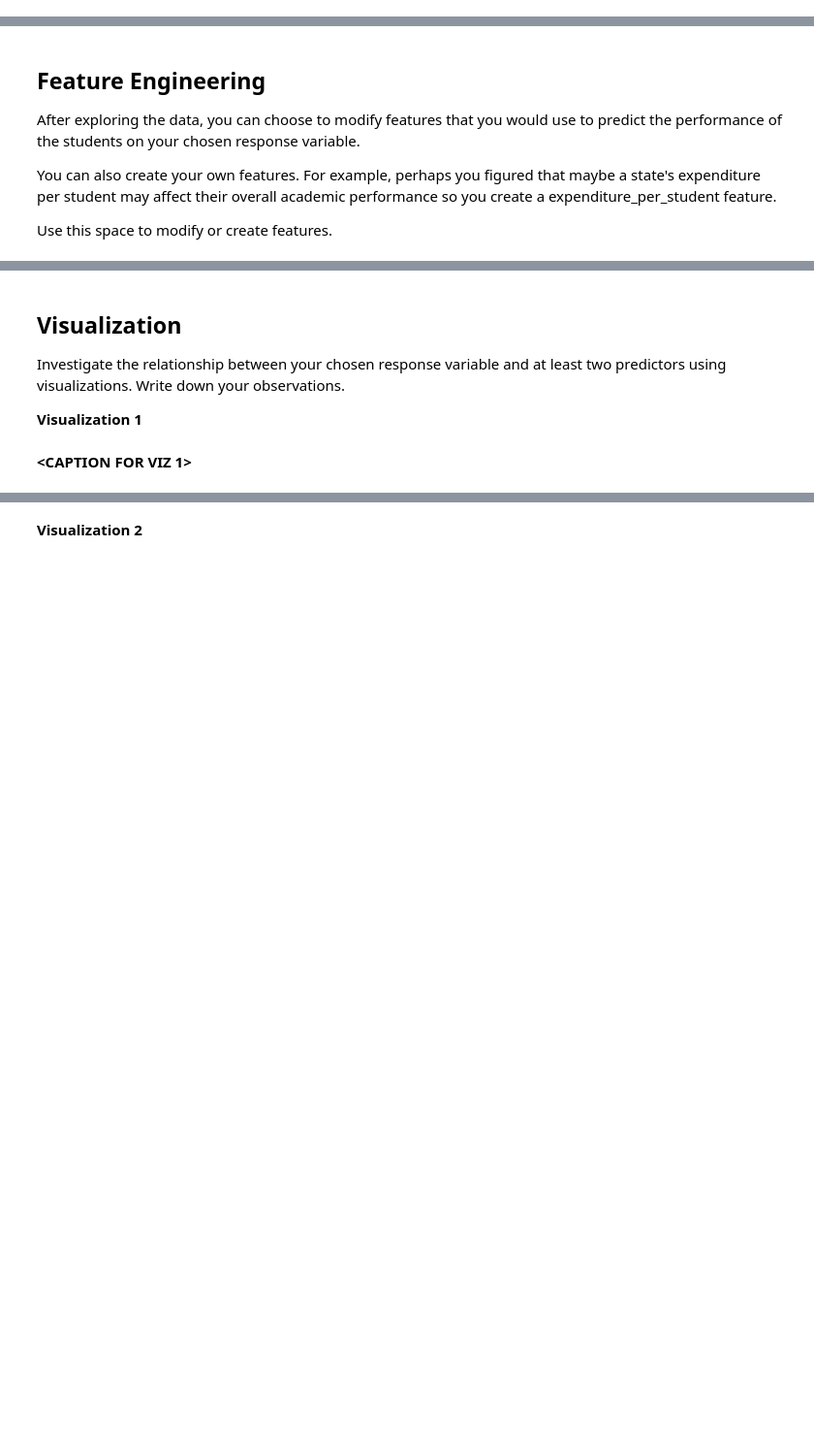
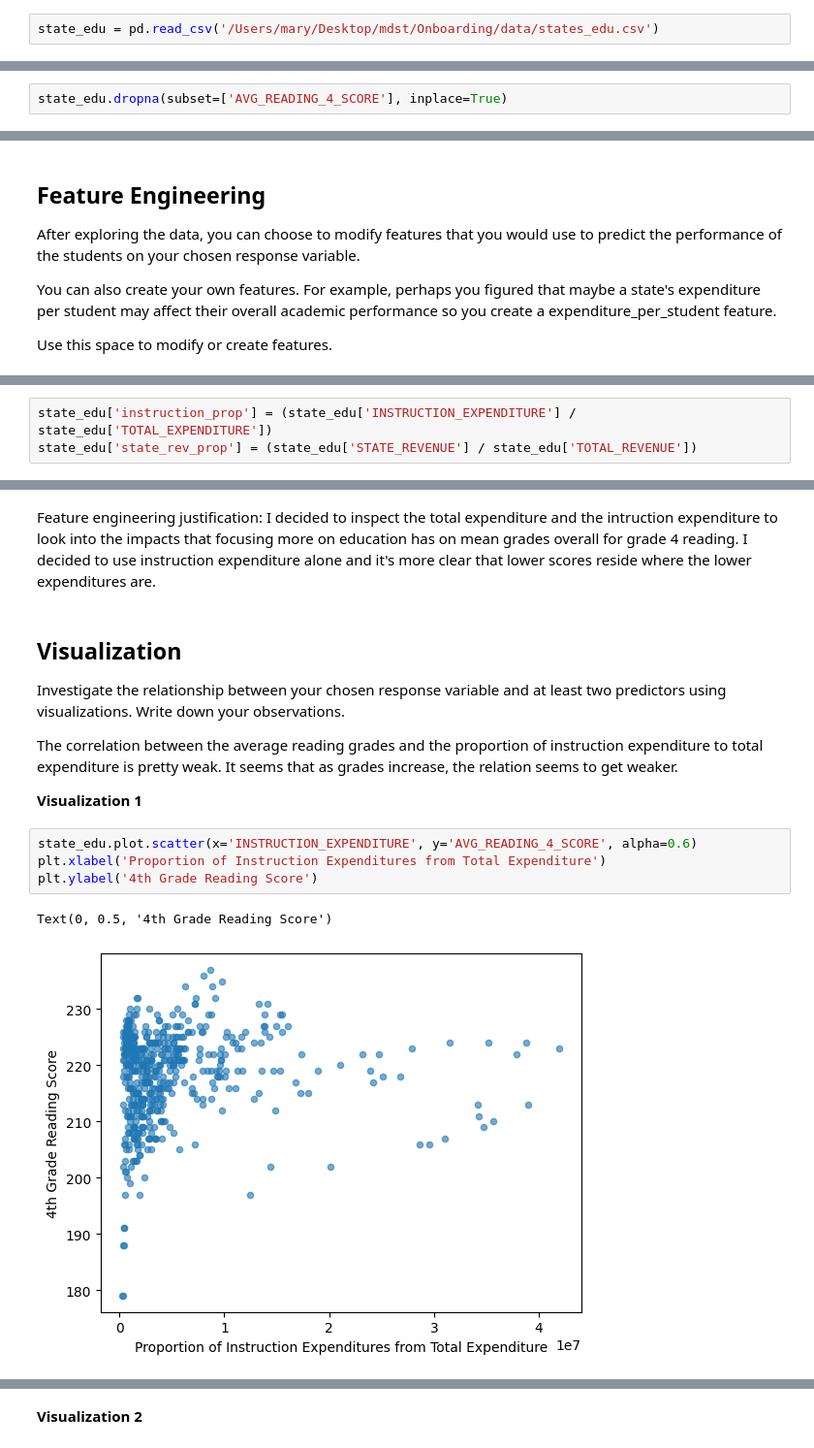
Before and after one commit to mmdu2/MDST-Onboarding, a Jupyter notebook: tutorial1/checkpoint1.ipynb, the cells around one changed output, grey strips where cells are left out. Shown at 97% size. Cells and saved outputs as stored; diff of their text form; blank space fills up the shorter version.

```diff
--- a/tutorial1/checkpoint1.ipynb
+++ b/tutorial1/checkpoint1.ipynb
@@ -32,9 +36,13 @@ Import `numpy`, `pandas`, and `matplotlib`.
 # %% [markdown]
 Load in the "states_edu.csv" dataset and take a look at the head of the data
+# %%
+state_edu = pd.read_csv('/Users/mary/Desktop/mdst/Onboarding/data/states_edu.csv')
 # %% [markdown]
 You should always familiarize yourself with what each column in the dataframe represents. Read about the states_edu dataset here: https://www.kaggle.com/noriuk/us-education-datasets-unification-project
 # %% [markdown]
 Use this space to rename columns, deal with missing data, etc. _(optional)_
+# %%
+state_edu.dropna(subset=['AVG_READING_4_SCORE'], inplace=True)
 # %% [markdown]
 <h2>Exploratory Data Analysis (EDA) </h2>
 # %% [markdown]
@@ -61,0 +111,3 @@ Feature engineering justification: **<BRIEFLY DESCRIBE WHY YOU MADE THE CHANGES
+# %%
+state_edu['instruction_prop'] = (state_edu['INSTRUCTION_EXPENDITURE'] / state_edu['TOTAL_EXPENDITURE'])
+state_edu['state_rev_prop'] = (state_edu['STATE_REVENUE'] / state_edu['TOTAL_REVENUE'])
@@ -62,8 +128,17 @@ Feature engineering justification: **<BRIEFLY DESCRIBE WHY YOU MADE THE CHANGES
+# %% [markdown]
+Feature engineering justification: I decided to inspect the total expenditure and the intruction expenditure to look into the impacts that focusing more on education has on mean grades overall for grade 4 reading. I decided to use instruction expenditure alone and it's more clear that lower scores reside where the lower expenditures are.
 # %% [markdown]
 <h2>Visualization</h2>
 
 Investigate the relationship between your chosen response variable and at least two predictors using visualizations. Write down your observations.
 
+The correlation between the average reading grades and the proportion of instruction expenditure to total expenditure is pretty weak. It seems that as grades increase, the relation seems to get weaker.
+
 **Visualization 1**
-# %% [markdown]
-**<CAPTION FOR VIZ 1>**
+# %%
+state_edu.plot.scatter(x='INSTRUCTION_EXPENDITURE', y='AVG_READING_4_SCORE', alpha=0.6)
+plt.xlabel('Proportion of Instruction Expenditures from Total Expenditure')
+plt.ylabel('4th Grade Reading Score')
+# %% [output]
+Text(0, 0.5, '4th Grade Reading Score')
+[figure, added]
```
Also changed, not shown: parts of 24 cells of this notebook, 2 other files.
